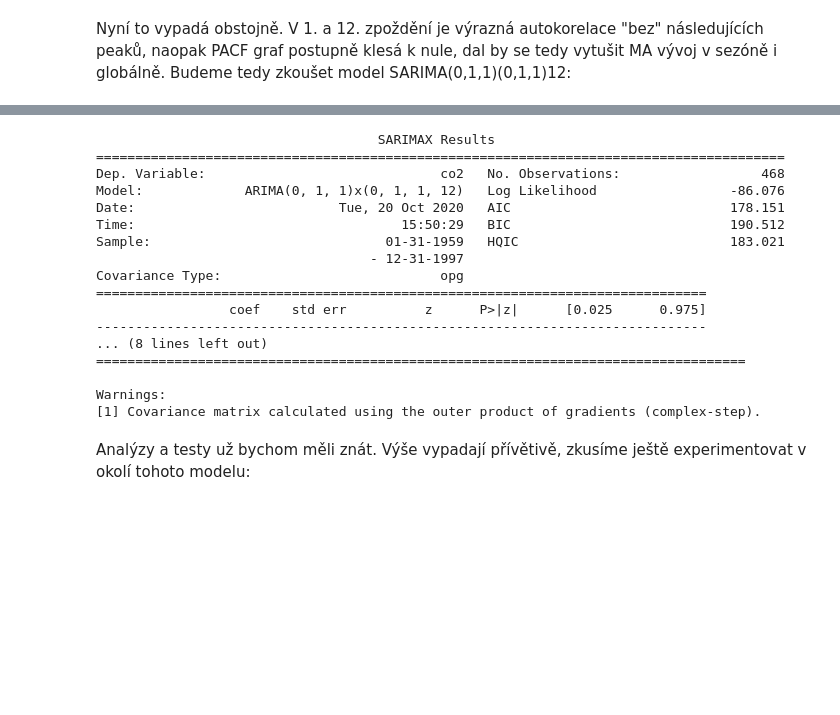
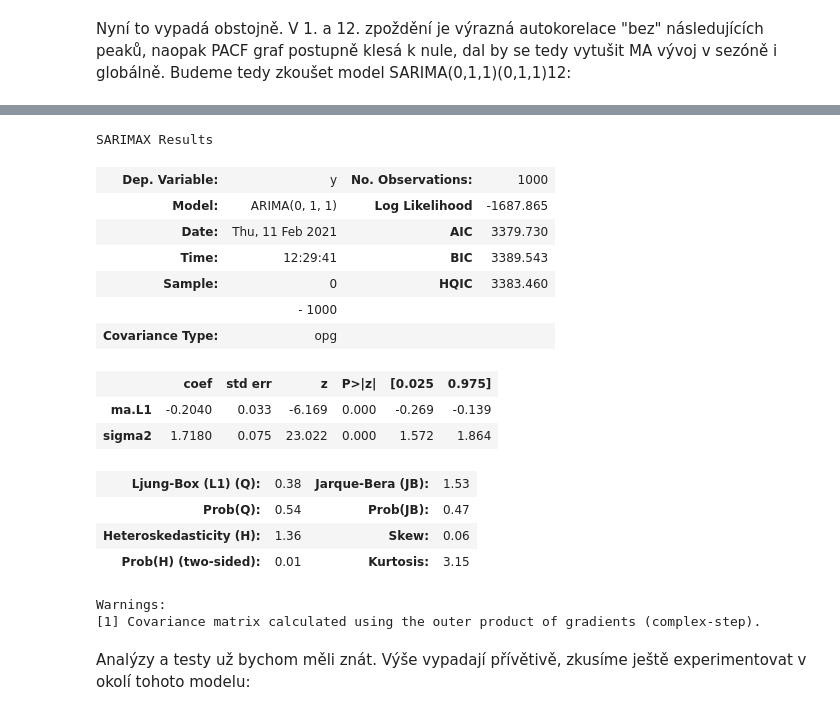
Before and after one commit to kamil-dedecius/mi-scr, a Jupyter notebook: prednasky/5.ipynb, the cells around one changed output, grey strips where cells are left out. Saved outputs shown, nothing was run; the diff lists cells and outputs as text; code cells hidden in the pictures; blank space fills up the shorter version.

```diff
--- a/prednasky/5.ipynb
+++ b/prednasky/5.ipynb
@@ -536,26 +548,26 @@ Nyní to vypadá obstojně. V 1. a 12. zpoždění je výrazná autokorelace "be
 # %%
-model = sm.tsa.arima.ARIMA(co2, order=(0,1,1),
-                           seasonal_order=(0,1,1,12),
+model = sm.tsa.arima.ARIMA(y, order=(0,1,1),
+                           seasonal_order=(0,0,0,0),
                            trend='n').fit()
-print(model.summary())
+model.summary()
 # %% [output]
-                                    SARIMAX Results
-========================================================================================
-Dep. Variable:                              co2   No. Observations:                  468
-Model:             ARIMA(0, 1, 1)x(0, 1, 1, 12)   Log Likelihood                 -86.076
-Date:                          Tue, 20 Oct 2020   AIC                            178.151
-Time:                                  15:50:29   BIC                            190.512
-Sample:                              01-31-1959   HQIC                           183.021
-                                   - 12-31-1997
-Covariance Type:                            opg
-==============================================================================
-                 coef    std err          z      P>|z|      [0.025      0.975]
-------------------------------------------------------------------------------
-... (8 lines left out)
-===================================================================================
-
-Warnings:
-[1] Covariance matrix calculated using the outer product of gradients (complex-step).
+SARIMAX Results
+| Dep. Variable: | y | No. Observations: | 1000 |
+| Model: | ARIMA(0, 1, 1) | Log Likelihood | -1687.865 |
+| Date: | Thu, 11 Feb 2021 | AIC | 3379.730 |
+| Time: | 12:29:41 | BIC | 3389.543 |
+| Sample: | 0 | HQIC | 3383.460 |
+|  | - 1000 |  |  |
+| Covariance Type: | opg |  |  |
+|  | coef | std err | z | P>|z| | [0.025 | 0.975] |
+| ma.L1 | -0.2040 | 0.033 | -6.169 | 0.000 | -0.269 | -0.139 |
+| sigma2 | 1.7180 | 0.075 | 23.022 | 0.000 | 1.572 | 1.864 |
+| Ljung-Box (L1) (Q): | 0.38 | Jarque-Bera (JB): | 1.53 |
+| Prob(Q): | 0.54 | Prob(JB): | 0.47 |
+| Heteroskedasticity (H): | 1.36 | Skew: | 0.06 |
+| Prob(H) (two-sided): | 0.01 | Kurtosis: | 3.15 |
+Warnings:
+[1] Covariance matrix calculated using the outer product of gradients (complex-step).
 # %% [markdown]
 Analýzy a testy už bychom měli znát. Výše vypadají přívětivě, zkusíme ještě experimentovat v okolí tohoto modelu:
 # %%
```
Also changed, not shown: parts of 16 cells of this notebook, 8 other files.
